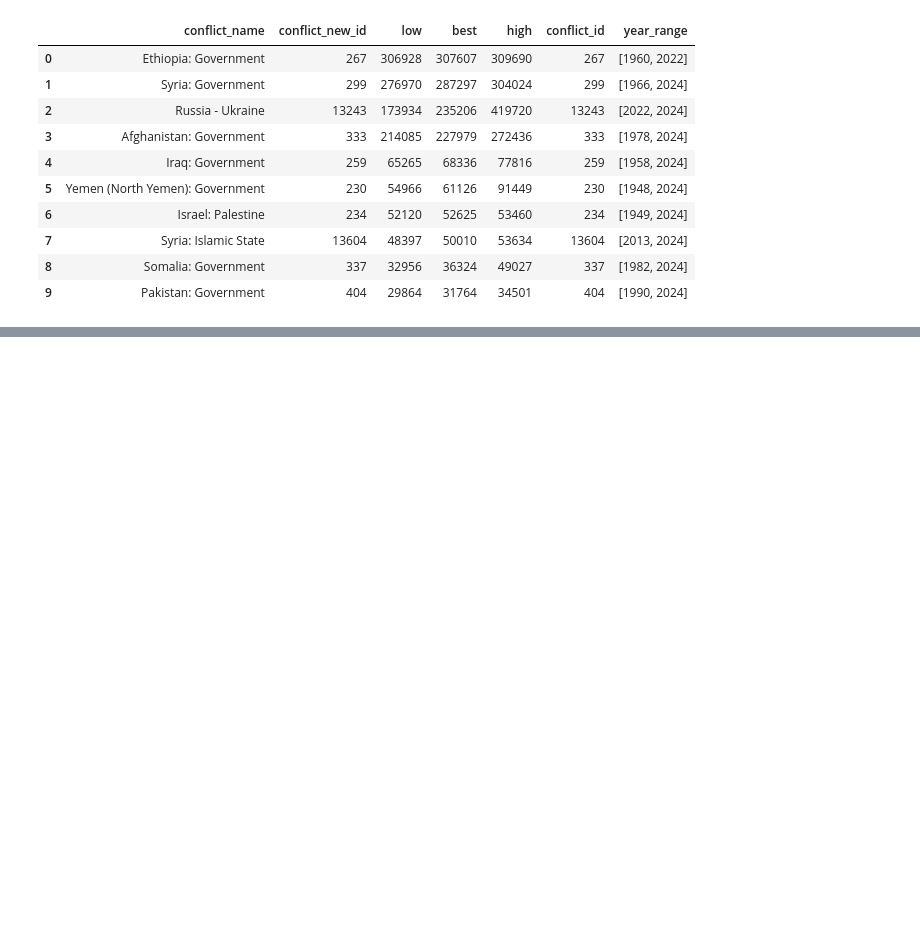
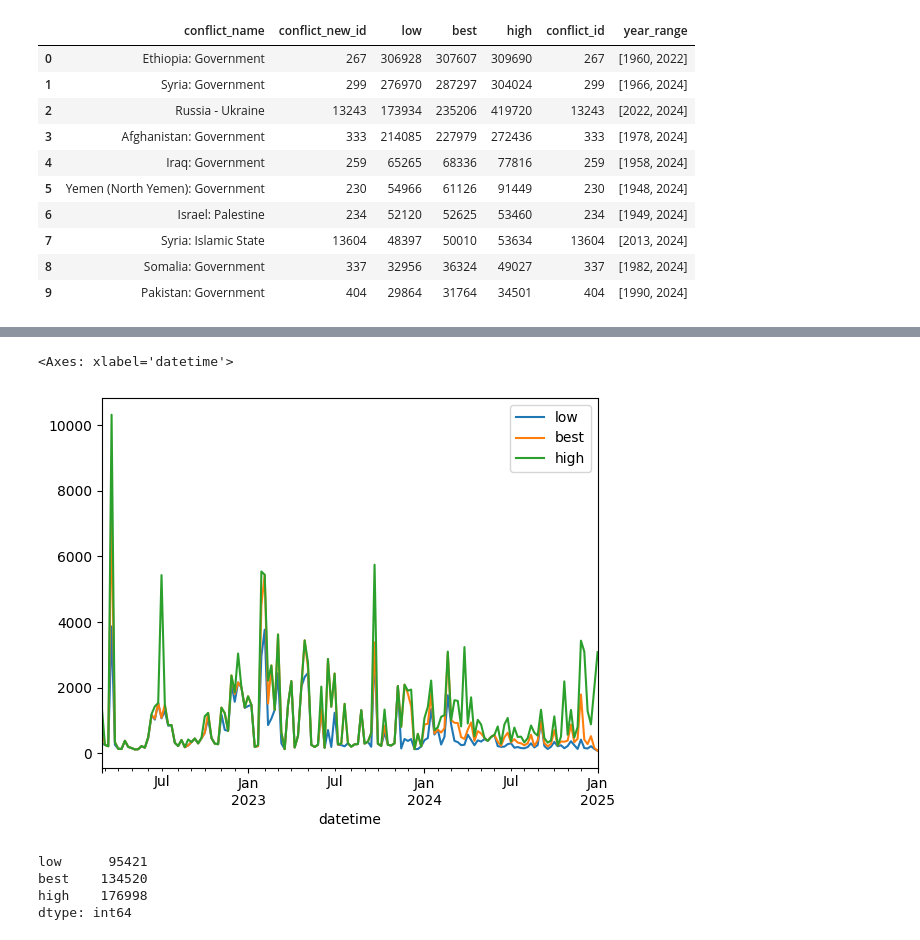
Before and after one commit to dw-data/ukraine-charticle-2025, a Jupyter notebook: code/Chart 3 – Death Estimates.ipynb, the cells around one changed output, grey strips where cells are left out. Cells and saved outputs as stored; diff of their text form; code cells hidden in the pictures; blank space fills up the shorter version.

```diff
--- a/code/Chart 3 – Death Estimates.ipynb
+++ b/code/Chart 3 – Death Estimates.ipynb
@@ -228,0 +273,16 @@ rank
+# %%
+# While we don't get a reply from UCDP, let's "fix"
+# the apparent inconsistencies by sorting the values in the low-mid-high order
+# at the individual event level
+for index, row in ukru.iterrows():
+
+        ordered = sorted([row.low, row.best, row.high])
+        ukru.loc[index, 'low'] = ordered[0]
+        ukru.loc[index, 'best'] = ordered[1]
+        ukru.loc[index, 'high'] = ordered[2]
+# %%
+# Now the estimates converge
+ukru.resample('W')[['low', 'best', 'high']].sum().plot()
+# %% [output]
+<Axes: xlabel='datetime'>
+[figure, added]
@@ -228,0 +295,7 @@ rank
+# %%
+ukru.resample('M')[['low', 'best', 'high']].sum().sum()
+# %% [output]
+low      95421
+best    134520
+high    176998
+dtype: int64
```
Also changed, not shown: parts of 13 cells of this notebook, 6 other files.
